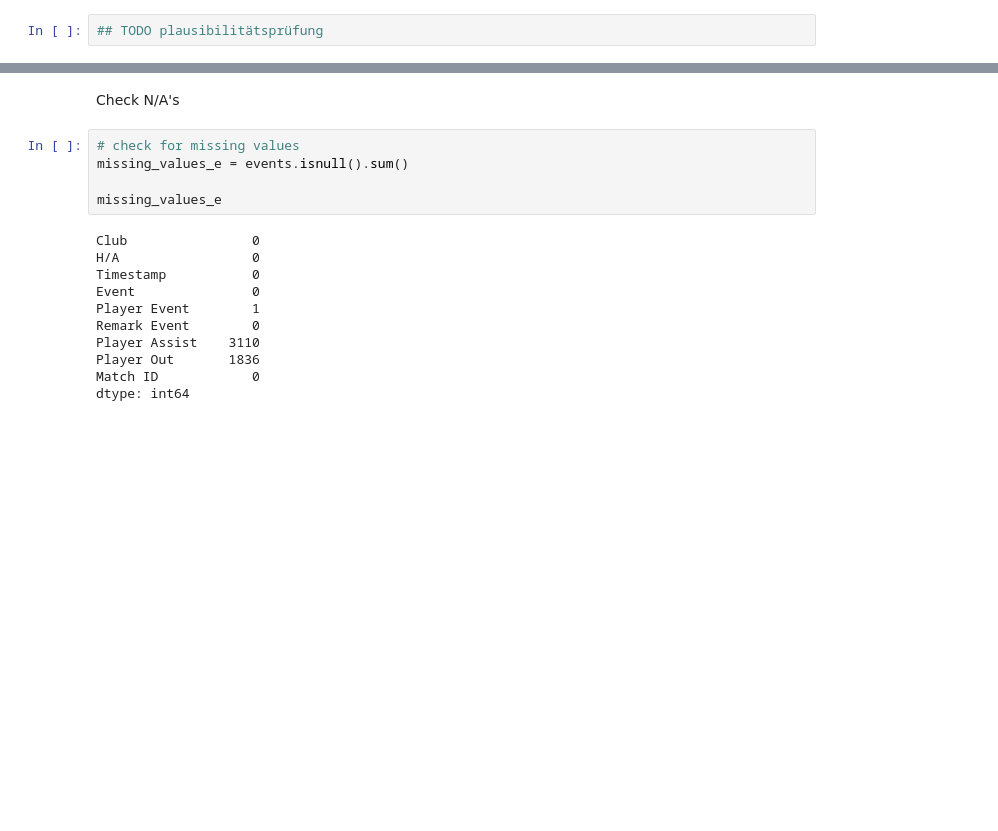
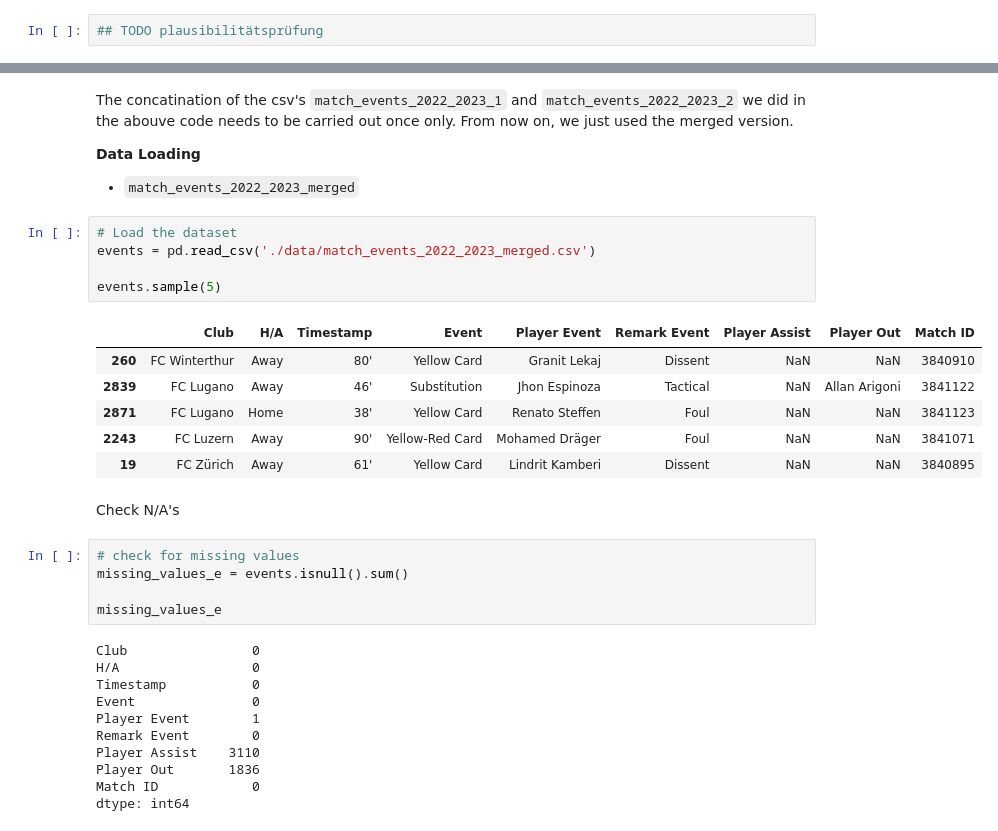
Before and after one commit to heinimoreno/PBL_RA_MH, a Jupyter notebook: Data_Analysis.ipynb, the cells around one changed output, grey strips where cells are left out. Saved outputs shown, nothing was run; the diff lists cells and outputs as text; blank space fills up the shorter version.

```diff
--- a/Data_Analysis.ipynb
+++ b/Data_Analysis.ipynb
@@ -199,3 +161,21 @@ events.sample(5)
+# %% [markdown]
+The concatination of the csv's `match_events_2022_2023_1` and `match_events_2022_2023_2` we did in the abouve code needs to be carried out once only.
+From now on, we just used the merged version.
+
+**Data Loading**
+- `match_events_2022_2023_merged`
+# %%
+# Load the dataset
+events = pd.read_csv('./data/match_events_2022_2023_merged.csv')
+
+events.sample(5)
+# %% [output]
+|  | Club | H/A | Timestamp | Event | Player Event | Remark Event | Player Assist | Player Out | Match ID |
+| 260 | FC Winterthur | Away | 80' | Yellow Card | Granit Lekaj | Dissent | NaN | NaN | 3840910 |
+| 2839 | FC Lugano | Away | 46' | Substitution | Jhon Espinoza | Tactical | NaN | Allan Arigoni | 3841122 |
+| 2871 | FC Lugano | Home | 38' | Yellow Card | Renato Steffen | Foul | NaN | NaN | 3841123 |
+| 2243 | FC Luzern | Away | 90' | Yellow-Red Card | Mohamed Dräger | Foul | NaN | NaN | 3841071 |
+| 19 | FC Zürich | Away | 61' | Yellow Card | Lindrit Kamberi | Dissent | NaN | NaN | 3840895 |
 # %% [markdown]
 Check N/A's
 # %%
```
Also changed, not shown: parts of 25 cells of this notebook, 7 other files.
